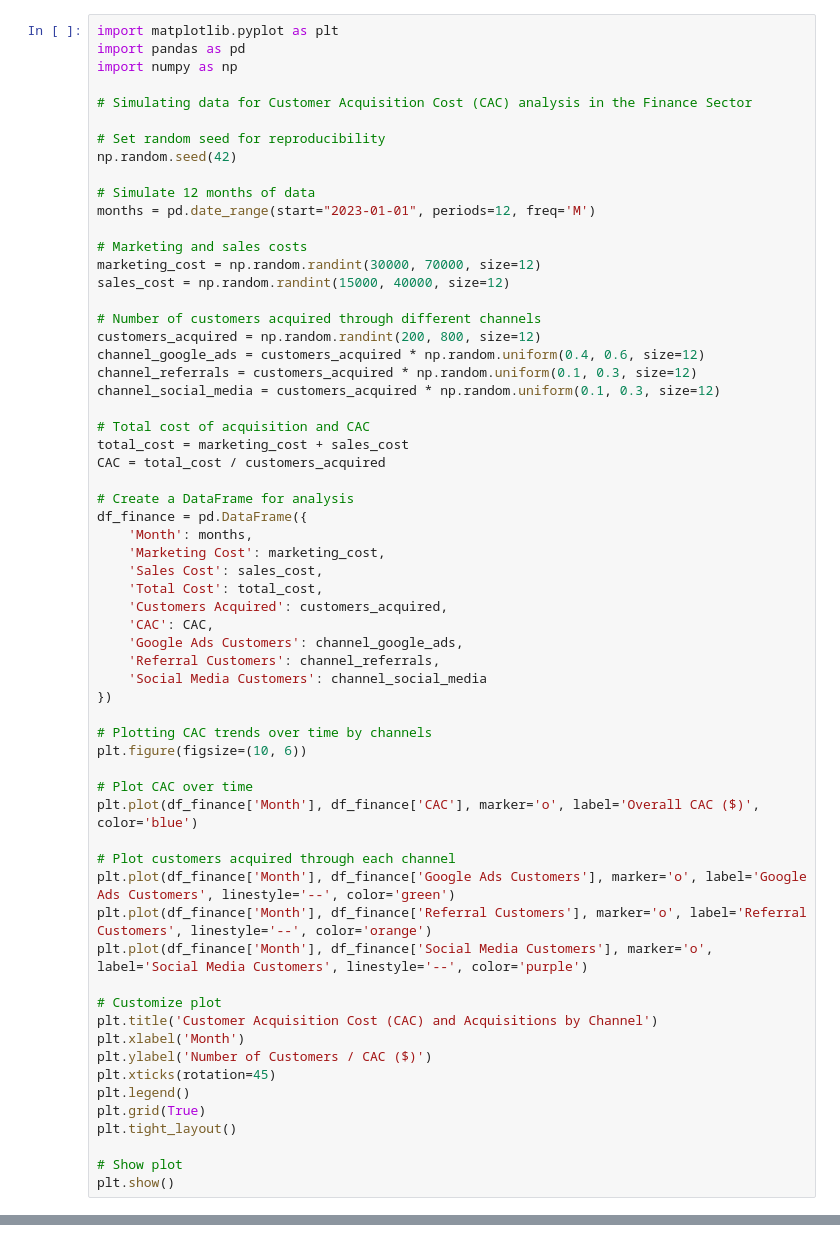
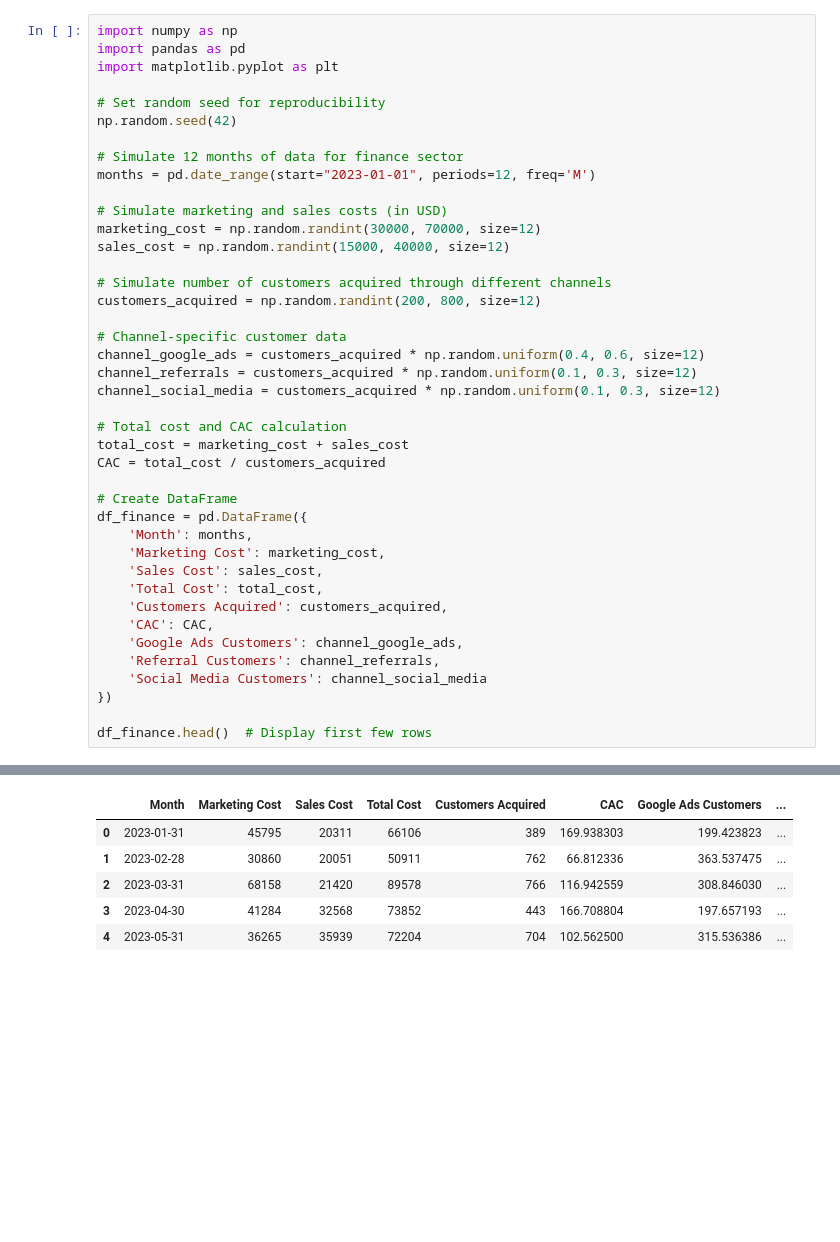
Before and after one commit to Shreya-web226/Tems.tech.solution, a Jupyter notebook: Customer_Acquisition_Cost_Analysis_Finance_Sector.ipynb, the cells around one changed output, grey strips where cells are left out. Drawn from its saved outputs; the diff is of its cells as text; blank space fills up the shorter version.

```diff
--- a/Customer_Acquisition_Cost_Analysis_Finance_Sector.ipynb
+++ b/Customer_Acquisition_Cost_Analysis_Finance_Sector.ipynb
@@ -1,33 +1,33 @@
 # %% [markdown]
 <a href="https://colab.research.google.com/github/Shreya-web226/Tems.tech.solution/blob/main/Customer_Acquisition_Cost_Analysis_Finance_Sector.ipynb" target="_parent"><img src="https://colab.research.google.com/assets/colab-badge.svg" alt="Open In Colab"/></a>
 # %%
+import numpy as np
+import pandas as pd
 import matplotlib.pyplot as plt
-import pandas as pd
-import numpy as np
-
-# Simulating data for Customer Acquisition Cost (CAC) analysis in the Finance Sector
 
 # Set random seed for reproducibility
 np.random.seed(42)
 
-# Simulate 12 months of data
+# Simulate 12 months of data for finance sector
 months = pd.date_range(start="2023-01-01", periods=12, freq='M')
 
-# Marketing and sales costs
+# Simulate marketing and sales costs (in USD)
 marketing_cost = np.random.randint(30000, 70000, size=12)
 sales_cost = np.random.randint(15000, 40000, size=12)
 
-# Number of customers acquired through different channels
+# Simulate number of customers acquired through different channels
 customers_acquired = np.random.randint(200, 800, size=12)
+
+# Channel-specific customer data
 channel_google_ads = customers_acquired * np.random.uniform(0.4, 0.6, size=12)
 channel_referrals = customers_acquired * np.random.uniform(0.1, 0.3, size=12)
 channel_social_media = customers_acquired * np.random.uniform(0.1, 0.3, size=12)
 
-# Total cost of acquisition and CAC
+# Total cost and CAC calculation
 total_cost = marketing_cost + sales_cost
 CAC = total_cost / customers_acquired
 
-# Create a DataFrame for analysis
+# Create DataFrame
 df_finance = pd.DataFrame({
     'Month': months,
     'Marketing Cost': marketing_cost,
@@ -40,26 +40,5 @@ df_finance = pd.DataFrame({
     'Social Media Customers': channel_social_media
 })
 
-# Plotting CAC trends over time by channels
-plt.figure(figsize=(10, 6))
-
-# Plot CAC over time
-plt.plot(df_finance['Month'], df_finance['CAC'], marker='o', label='Overall CAC ($)', color='blue')
-
-# Plot customers acquired through each channel
-plt.plot(df_finance['Month'], df_finance['Google Ads Customers'], marker='o', label='Google Ads Customers', linestyle='--', color='green')
-plt.plot(df_finance['Month'], df_finance['Referral Customers'], marker='o', label='Referral Customers', linestyle='--', color='orange')
-plt.plot(df_finance['Month'], df_finance['Social Media Customers'], marker='o', label='Social Media Customers', linestyle='--', color='purple')
-
-# Customize plot
-plt.title('Customer Acquisition Cost (CAC) and Acquisitions by Channel')
-plt.xlabel('Month')
-plt.ylabel('Number of Customers / CAC ($)')
-plt.xticks(rotation=45)
-plt.legend()
-plt.grid(True)
-plt.tight_layout()
-
-# Show plot
-plt.show()
+df_finance.head()  # Display first few rows
 # %% [output]
@@ -66,0 +45,6 @@ plt.show()
+|  | Month | Marketing Cost | Sales Cost | Total Cost | Customers Acquired | CAC | Google Ads Customers | ... |
+| 0 | 2023-01-31 | 45795 | 20311 | 66106 | 389 | 169.938303 | 199.423823 | ... |
+| 1 | 2023-02-28 | 30860 | 20051 | 50911 | 762 | 66.812336 | 363.537475 | ... |
+| 2 | 2023-03-31 | 68158 | 21420 | 89578 | 766 | 116.942559 | 308.846030 | ... |
+| 3 | 2023-04-30 | 41284 | 32568 | 73852 | 443 | 166.708804 | 197.657193 | ... |
+| 4 | 2023-05-31 | 36265 | 35939 | 72204 | 704 | 102.562500 | 315.536386 | ... |
```
Also changed, not shown: parts of 2 cells of this notebook.
